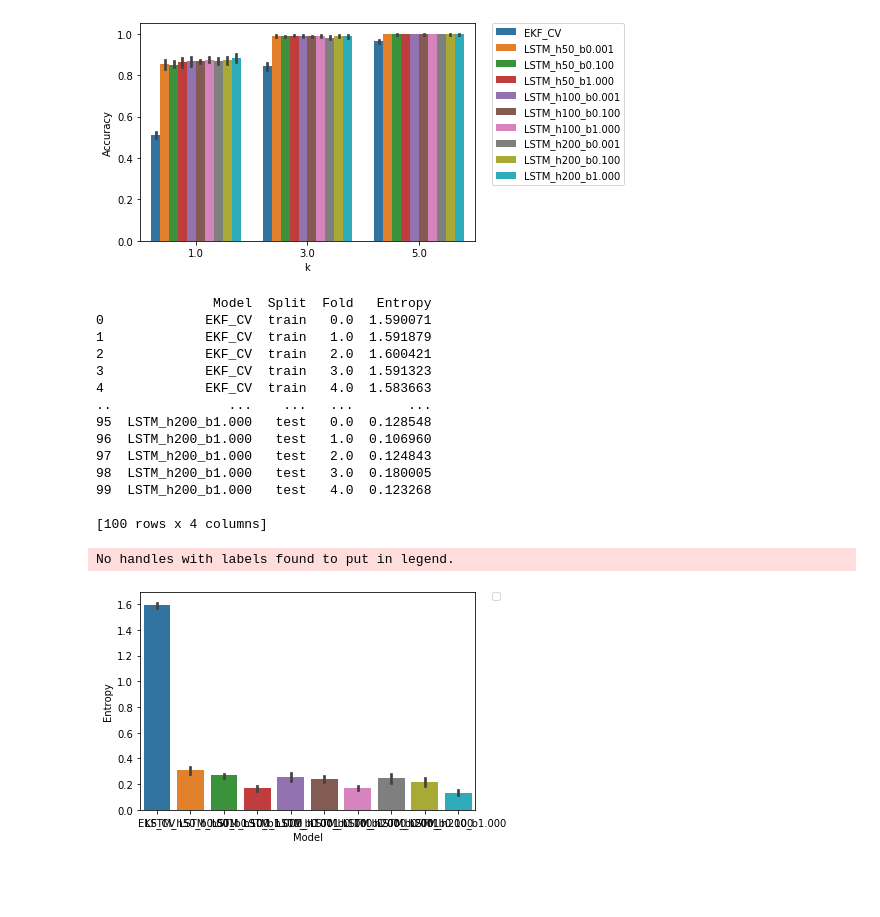
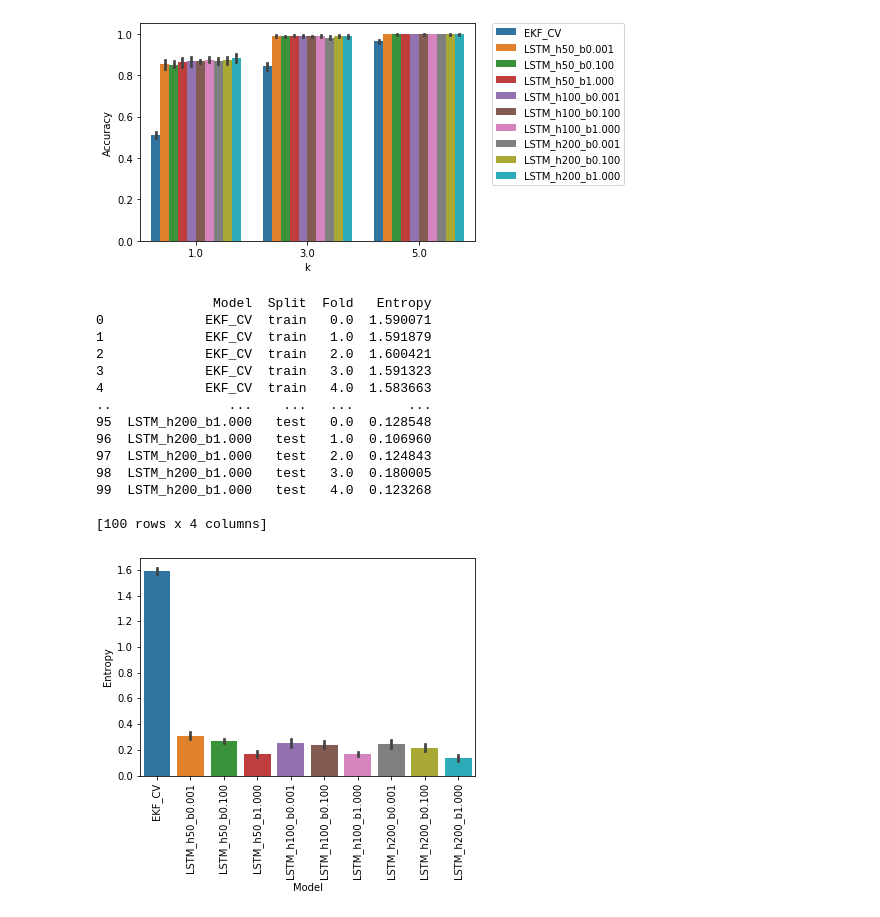
Before and after one commit to MPC-Berkeley/carla, a Jupyter notebook: PythonAPI/analysis/models_analysis.ipynb, the cells around one changed output. Drawn from its saved outputs; the diff is of its cells as text; code cells hidden in the pictures; blank space fills up the shorter version.

```diff
--- a/PythonAPI/analysis/models_analysis.ipynb
+++ b/PythonAPI/analysis/models_analysis.ipynb
@@ -387,33 +387,33 @@ data_list = []
 
 for model in model_res_dict.keys():
     for split in model_res_dict[model].keys():
         #train/test
         goal_entropy   = model_res_dict[model][split]['goal_entropy']
 
         for i_fold, ent in enumerate(goal_entropy):
             data_list.append([model, split, i_fold, ent])
 
 goal_df = pd.DataFrame(data_list, columns=['Model', 'Split', 'Fold', 'Entropy'],dtype=float)
 print(goal_df)
 
 # Make a bar chart out of this.
 ax = sns.barplot(x='Model', y='Entropy', data=goal_df[goal_df.Split == 'test'])
-plt.legend(bbox_to_anchor=(1.05, 1), loc=2, borderaxespad=0.)
+# plt.legend(bbox_to_anchor=(1.05, 1), loc=2, borderaxespad=0.)
+plt.xticks(rotation='vertical')
 plt.show()
 # %% [output]
                Model  Split  Fold   Entropy
 0             EKF_CV  train   0.0  1.590071
 1             EKF_CV  train   1.0  1.591879
 2             EKF_CV  train   2.0  1.600421
 3             EKF_CV  train   3.0  1.591323
 4             EKF_CV  train   4.0  1.583663
 ..               ...    ...   ...       ...
 95  LSTM_h200_b1.000   test   0.0  0.128548
 96  LSTM_h200_b1.000   test   1.0  0.106960
 97  LSTM_h200_b1.000   test   2.0  0.124843
 98  LSTM_h200_b1.000   test   3.0  0.180005
 99  LSTM_h200_b1.000   test   4.0  0.123268
 
 [100 rows x 4 columns]
-No handles with labels found to put in legend.
-[figure, old version]
+[figure, new version]
```
Also changed, not shown: 1 other file.
